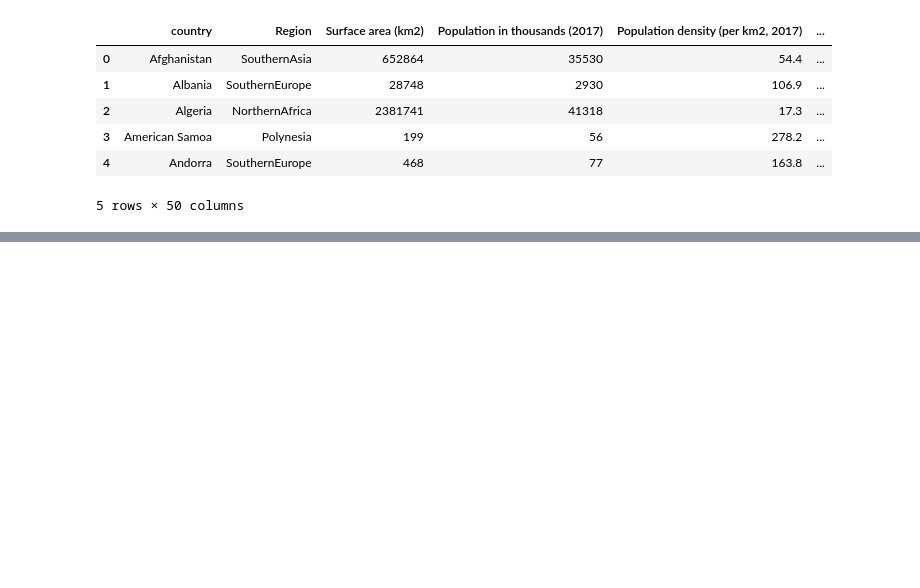
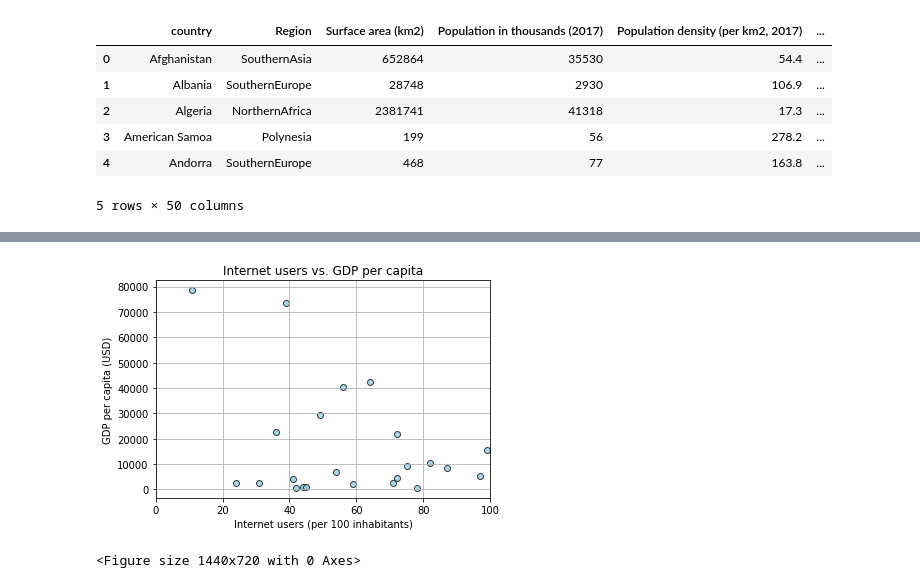
Before and after one commit to Data-Analytics-Project-Group/Visualizing-World-Economic-Trends, a Jupyter notebook: Visualizing World Economic Trends.ipynb, the cells around one changed output, grey strips where cells are left out. Cells and saved outputs as stored; diff of their text form; code cells hidden in the pictures; blank space fills up the shorter version.

```diff
--- a/Visualizing World Economic Trends.ipynb
+++ b/Visualizing World Economic Trends.ipynb
@@ -79,0 +173,79 @@ plt.show()
+# %%
+# Internet users vs. GDP per capita
+if(region.lower() == "asia"):
+
+    plt.scatter(asia_tech_data["Internet users (per 100 inhabitants)"],
+                asia_tech_data["GDP per capita (USD)"],
+                facecolors = "skyblue",
+                edgecolors = "black",
+                linewidths = 1,
+                marker = "o",
+                alpha = 0.75,
+                label = "Asia")
+
+elif(region.lower() == "europe"):
+
+    plt.scatter(europe_tech_data["Internet users (per 100 inhabitants)"],
+                europe_tech_data["GDP per capita (USD)"],
+                facecolors = "skyblue",
+                edgecolors = "black",
+                linewidths = 1,
+                marker = "o",
+                alpha = 0.75,
+                label = "Europe")
+
+elif(region.lower() == "africa"):
+
+    plt.scatter(africa_tech_data["Internet users (per 100 inhabitants)"],
+                africa_tech_data["GDP per capita (USD)"],
+                facecolors = "skyblue",
+                edgecolors = "black",
+                linewidths = 1,
+                marker = "o",
+                alpha = 0.75,
+                label = "Africa")
+
+elif(region.lower() == "america"):
+
+    plt.scatter(america_tech_data["Internet users (per 100 inhabitants)"],
+                america_tech_data["GDP per capita (USD)"],
+                facecolors = "skyblue",
+                edgecolors = "black",
+                linewidths = 1,
+                marker = "o",
+                alpha = 0.75,
+                label = "America")
+
+elif(region.lower() == "other"):
+
+    plt.scatter(other_tech_data["Internet users (per 100 inhabitants)"],
+                other_tech_data["GDP per capita (USD)"],
+                facecolors = "skyblue",
+                edgecolors = "black",
+                linewidths = 1,
+                marker = "o",
+                alpha = 0.75,
+                label = "Other")
+
+else:
+
+    plt.scatter(tech_data["Internet users (per 100 inhabitants)"],
+                tech_data["GDP per capita (USD)"],
+                facecolors = "skyblue",
+                edgecolors = "black",
+                linewidths = 1,
+                marker = "o",
+                alpha = 0.75,
+                label = "All regions")
+
+plt.title("Internet users vs. GDP per capita")
+plt.ylabel("GDP per capita (USD)")
+plt.xlabel("Internet users (per 100 inhabitants)")
+plt.xlim(0, 100)
+plt.grid(True)
+plt.legend()
+
+plt.show()
+# %% [output]
+[figure, added]
+<Figure size 1440x720 with 0 Axes>
```
Also changed, not shown: parts of 7 cells of this notebook.
